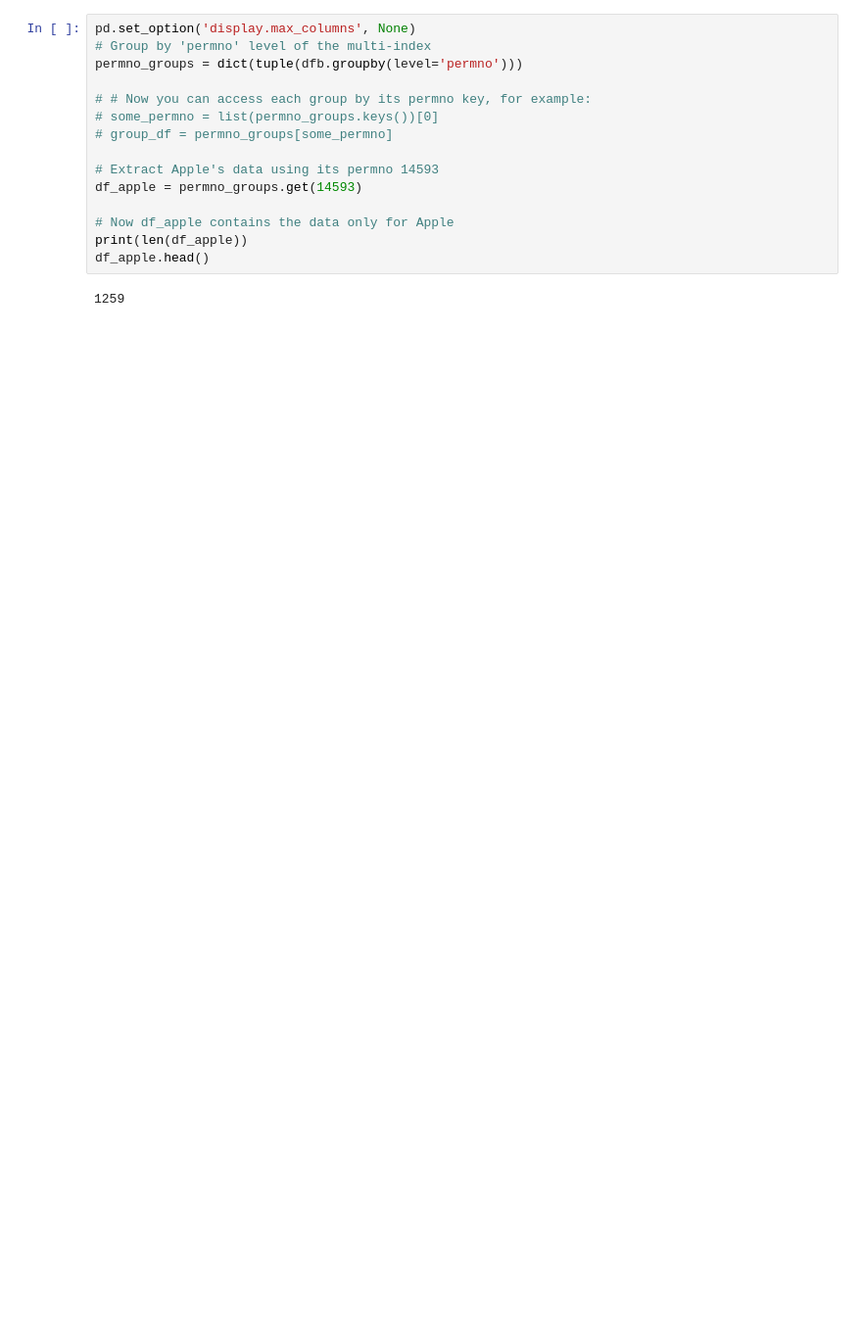
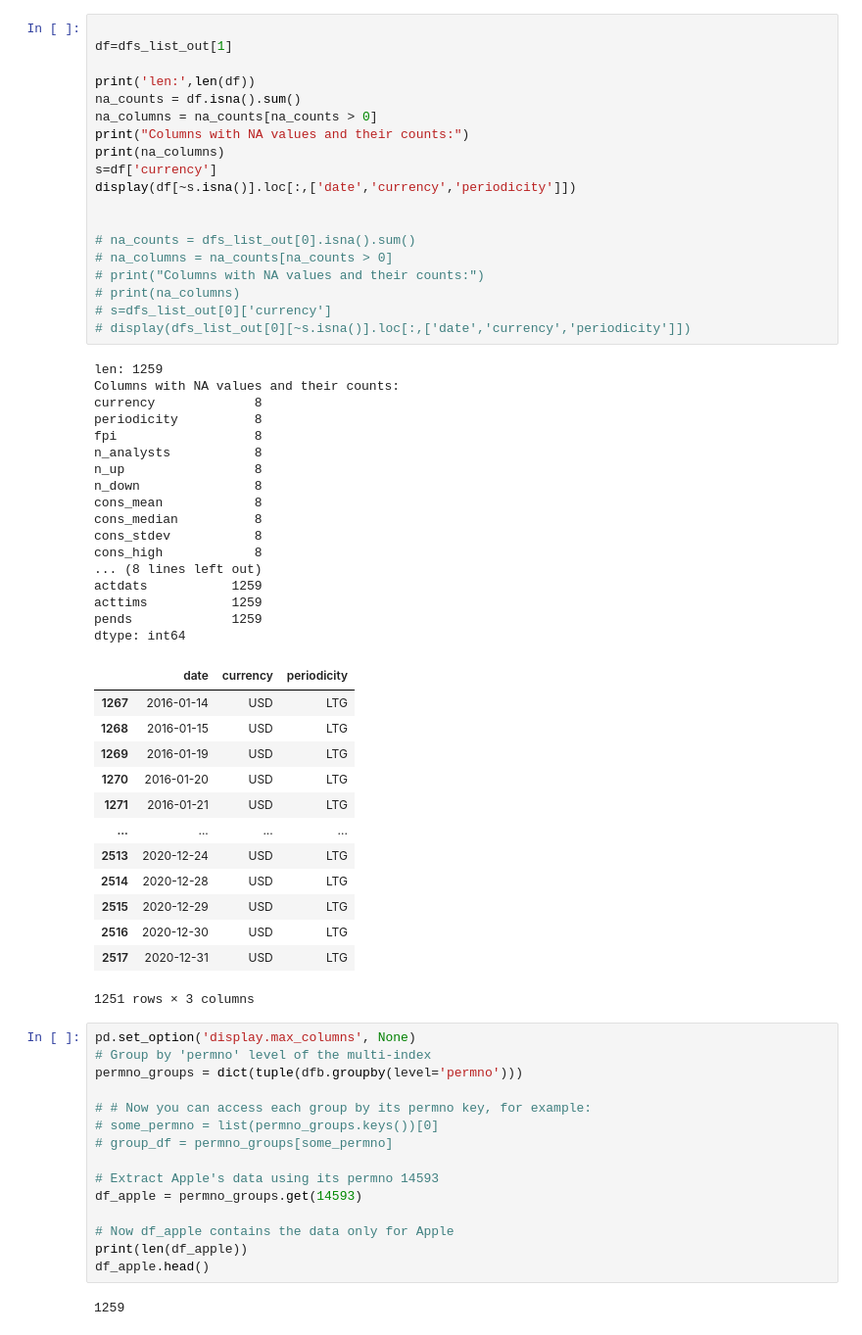
Before and after one commit to navid-nb/MSc_ML_Project1, a Jupyter notebook: temp.ipynb, the cells around one changed output. Shown at 98% size. Cells and saved outputs as stored; diff of their text form; blank space fills up the shorter version.

```diff
--- a/temp.ipynb
+++ b/temp.ipynb
@@ -56,3 +192,53 @@ dfa.set_index(['date', 'permno'], inplace=True)
+# %%
+
+df=dfs_list_out[1]
+
+print('len:',len(df))
+na_counts = df.isna().sum()
+na_columns = na_counts[na_counts > 0]
+print("Columns with NA values and their counts:")
+print(na_columns)
+s=df['currency']
+display(df[~s.isna()].loc[:,['date','currency','periodicity']])
+
+
+# na_counts = dfs_list_out[0].isna().sum()
+# na_columns = na_counts[na_counts > 0]
+# print("Columns with NA values and their counts:")
+# print(na_columns)
+# s=dfs_list_out[0]['currency']
+# display(dfs_list_out[0][~s.isna()].loc[:,['date','currency','periodicity']])
+# %% [output]
+len: 1259
+Columns with NA values and their counts:
+currency             8
+periodicity          8
+fpi                  8
+n_analysts           8
+n_up                 8
+n_down               8
+cons_mean            8
+cons_median          8
+cons_stdev           8
+cons_high            8
+... (8 lines left out)
+actdats           1259
+acttims           1259
+pends             1259
+dtype: int64
+|  | date | currency | periodicity |
+| 1267 | 2016-01-14 | USD | LTG |
+| 1268 | 2016-01-15 | USD | LTG |
+| 1269 | 2016-01-19 | USD | LTG |
+| 1270 | 2016-01-20 | USD | LTG |
+| 1271 | 2016-01-21 | USD | LTG |
+| ... | ... | ... | ... |
+| 2513 | 2020-12-24 | USD | LTG |
+| 2514 | 2020-12-28 | USD | LTG |
+| 2515 | 2020-12-29 | USD | LTG |
+| 2516 | 2020-12-30 | USD | LTG |
+| 2517 | 2020-12-31 | USD | LTG |
+1251 rows × 3 columns
 # %%
 pd.set_option('display.max_columns', None)
 # Group by 'permno' level of the multi-index
```
Also changed, not shown: parts of 5 cells of this notebook, 4 other files.
